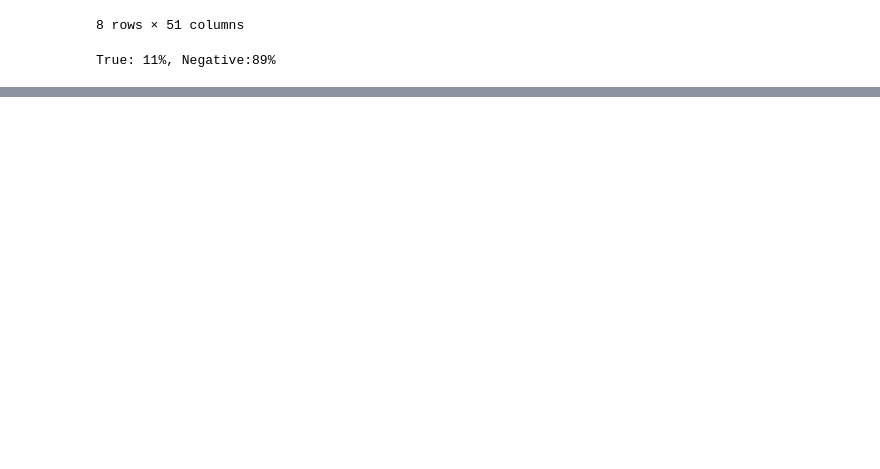
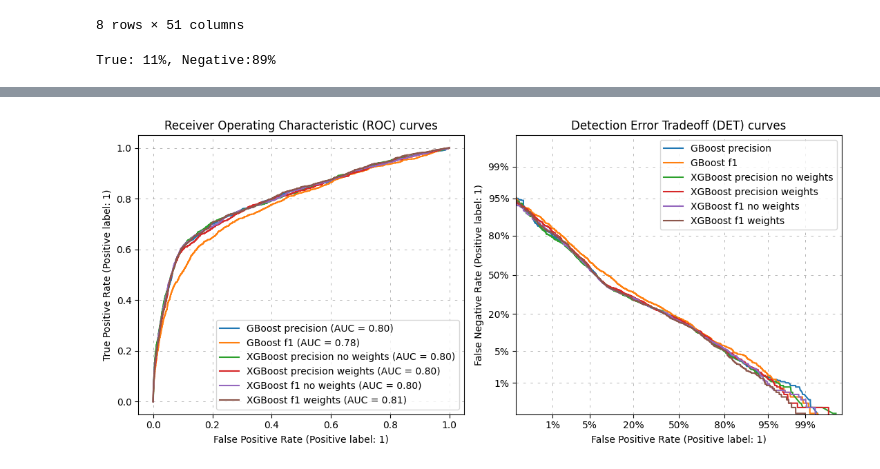
Before and after one commit to SarcasticMatrix/ml-python, a Jupyter notebook: models/model1.ipynb, the cells around one changed output, grey strips where cells are left out. Cells and saved outputs as stored; diff of their text form; code cells hidden in the pictures; blank space fills up the shorter version.

```diff
--- a/models/model1.ipynb
+++ b/models/model1.ipynb
@@ -119,5 +373,0 @@ Training checkout
-# %%
-cv_zoom(model=clf.best_estimator_, X_train=X_train, y_train=y_train, num_folds=num_folds)
-best_xgb_model = clf.best_estimator_
-best_xgb_model.fit(X_train, y_train)
-print(best_xgb_model.predict(X_train))
@@ -207,0 +516,35 @@ Précision : 0.7477744807121661
+# %%
+import matplotlib.pyplot as plt
+from sklearn.metrics import DetCurveDisplay, RocCurveDisplay
+
+classifiers = {
+    "GBoost precision": best_gb_precision,
+    "GBoost f1": best_gb_f1,
+    "XGBoost precision no weights": best_xgb_precision,
+    "XGBoost precision weights": best_xgb_precision_weights,
+    "XGBoost f1 no weights": best_xgb_f1,
+    "XGBoost f1 weights": best_xgb_f1_weights,
+}
+
+fig, [ax_roc, ax_det] = plt.subplots(1, 2, figsize=(11, 5))
+
+for name, clf in classifiers.items():
+    clf.fit(X_train, y_train)
+
+    RocCurveDisplay.from_estimator(clf, X_test, y_test, ax=ax_roc, name=name)
+    DetCurveDisplay.from_estimator(clf, X_test, y_test, ax=ax_det, name=name)
+
+ax_roc.set_title("Receiver Operating Characteristic (ROC) curves")
+ax_det.set_title("Detection Error Tradeoff (DET) curves")
+
+ax_roc.grid(visible=True, which="major", linestyle="--", dashes=(5, 10), color='gray', linewidth=0.5, alpha=0.8)
+ax_det.grid(visible=True, which="major", linestyle="--", dashes=(5, 10), color='gray', linewidth=0.5, alpha=0.8)
+
+# ax_roc.legend(fontsize='small')
+# ax_det.legend(fontsize='small')
+
+plt.legend()
+plt.tight_layout()
+plt.show()
+# %% [output]
+[figure, added]
```
Also changed, not shown: parts of 39 cells of this notebook, 1 other file.
